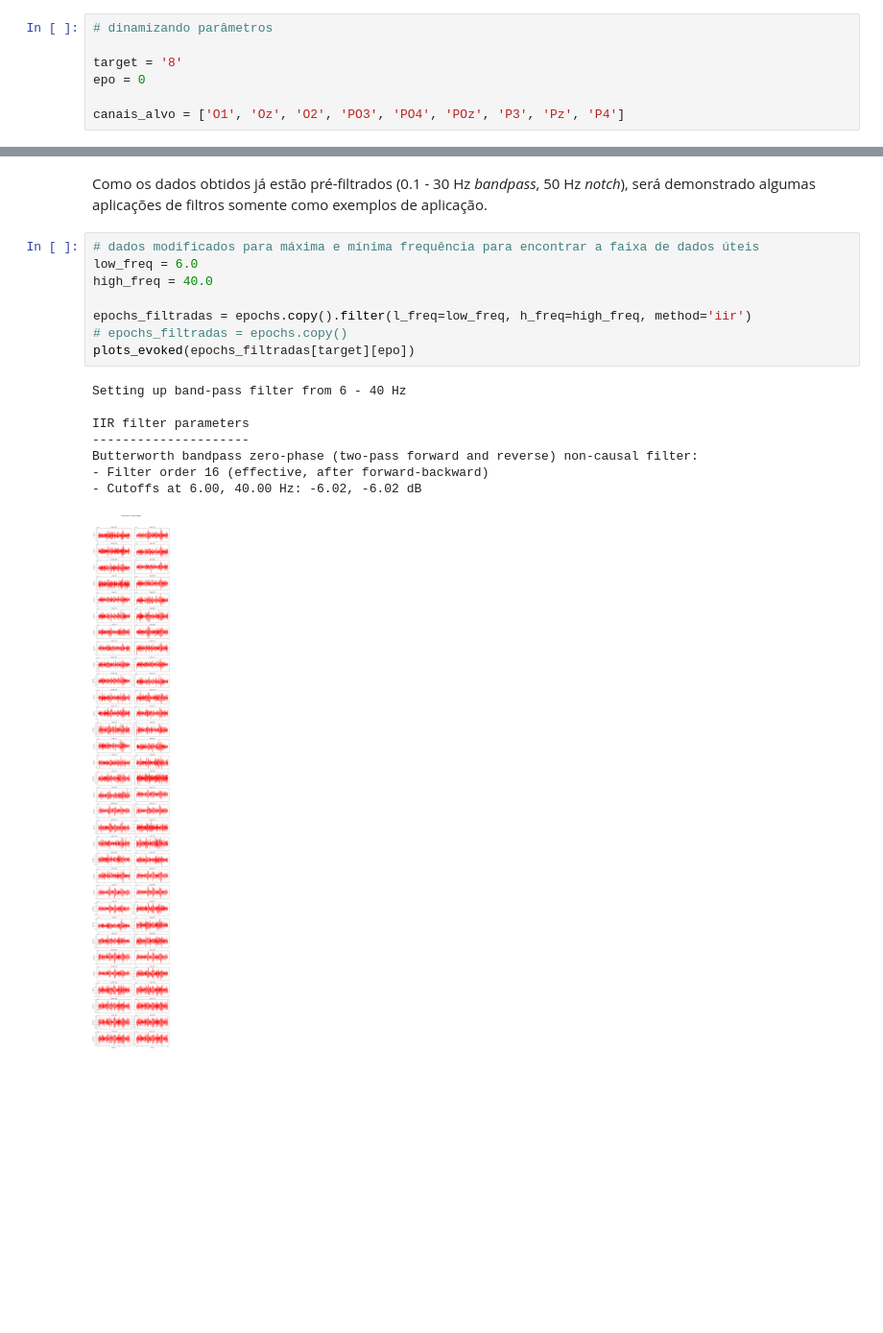
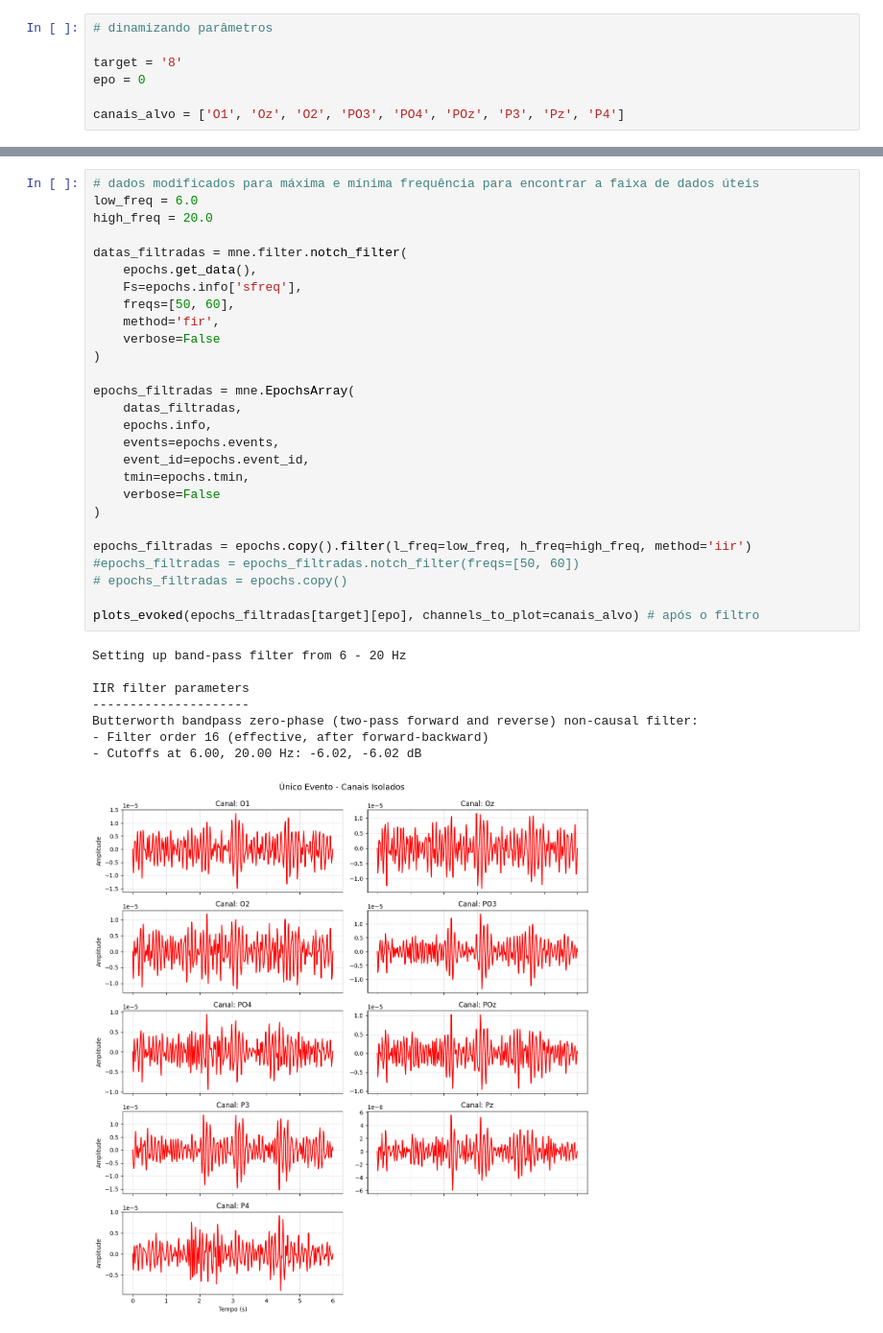
Before and after one commit to J0-M/topicosEspeciaisSistemas, a Jupyter notebook: 02_preprocessing.ipynb, the cells around one changed output, grey strips where cells are left out. Shown at 96% size. Cells and saved outputs as stored; diff of their text form; blank space fills up the shorter version.

Commit message:
correção na filtragem de dados

```diff
--- a/02_preprocessing.ipynb
+++ b/02_preprocessing.ipynb
@@ -81,24 +80,41 @@ plots_evoked(epochs[target][epo], channels_to_plot=canais_alvo)
 # %% [output]
 [figure]
-# %% [markdown]
-Como os dados obtidos já estão pré-filtrados (0.1 - 30 Hz _bandpass_, 50 Hz _notch_), será demonstrado algumas aplicações de filtros somente como exemplos de aplicação.
 # %%
 # dados modificados para máxima e mínima frequência para encontrar a faixa de dados úteis
 low_freq = 6.0
-high_freq = 40.0
+high_freq = 20.0
+
+datas_filtradas = mne.filter.notch_filter(
+    epochs.get_data(),
+    Fs=epochs.info['sfreq'],
+    freqs=[50, 60],
+    method='fir',
+    verbose=False
+)
+
+epochs_filtradas = mne.EpochsArray(
+    datas_filtradas,
+    epochs.info,
+    events=epochs.events,
+    event_id=epochs.event_id,
+    tmin=epochs.tmin,
+    verbose=False
+)
 
 epochs_filtradas = epochs.copy().filter(l_freq=low_freq, h_freq=high_freq, method='iir')
+#epochs_filtradas = epochs_filtradas.notch_filter(freqs=[50, 60])
 # epochs_filtradas = epochs.copy()
-plots_evoked(epochs_filtradas[target][epo])
+
+plots_evoked(epochs_filtradas[target][epo], channels_to_plot=canais_alvo) # após o filtro
 # %% [output]
-Setting up band-pass filter from 6 - 40 Hz
+Setting up band-pass filter from 6 - 20 Hz
 
 IIR filter parameters
 ---------------------
 Butterworth bandpass zero-phase (two-pass forward and reverse) non-causal filter:
 - Filter order 16 (effective, after forward-backward)
-- Cutoffs at 6.00, 40.00 Hz: -6.02, -6.02 dB
+- Cutoffs at 6.00, 20.00 Hz: -6.02, -6.02 dB
-[figure, old version]
+[figure, new version]
 # %%
 # salvando o objeto EpochsArray filtrado em um arquivo .fif
 epochs_filtradas.save('eldBETA_s01_epo_filtrado.fif', overwrite=True)
```
Also changed, not shown: parts of 2 cells of this notebook, 3 other files.
